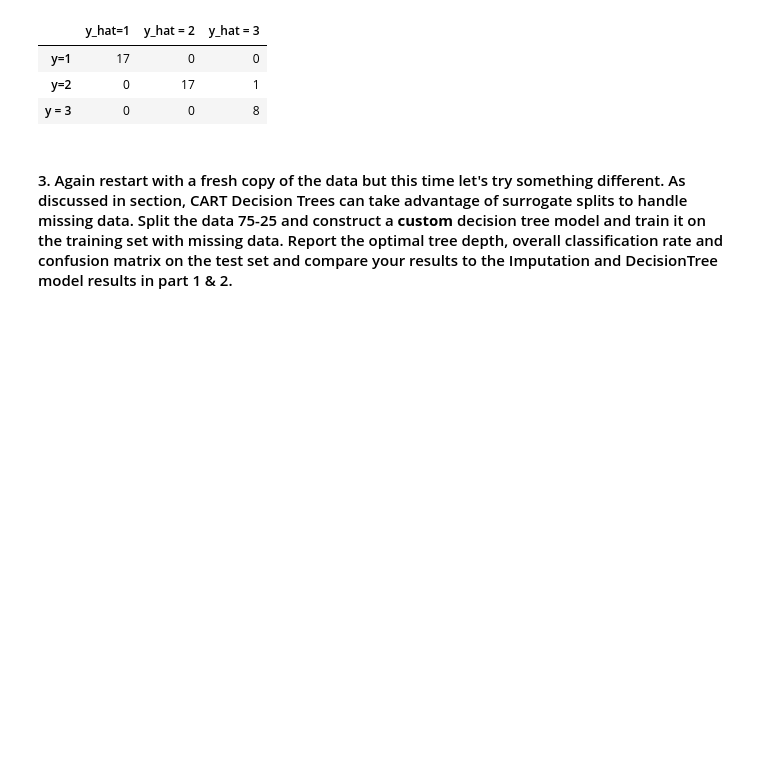
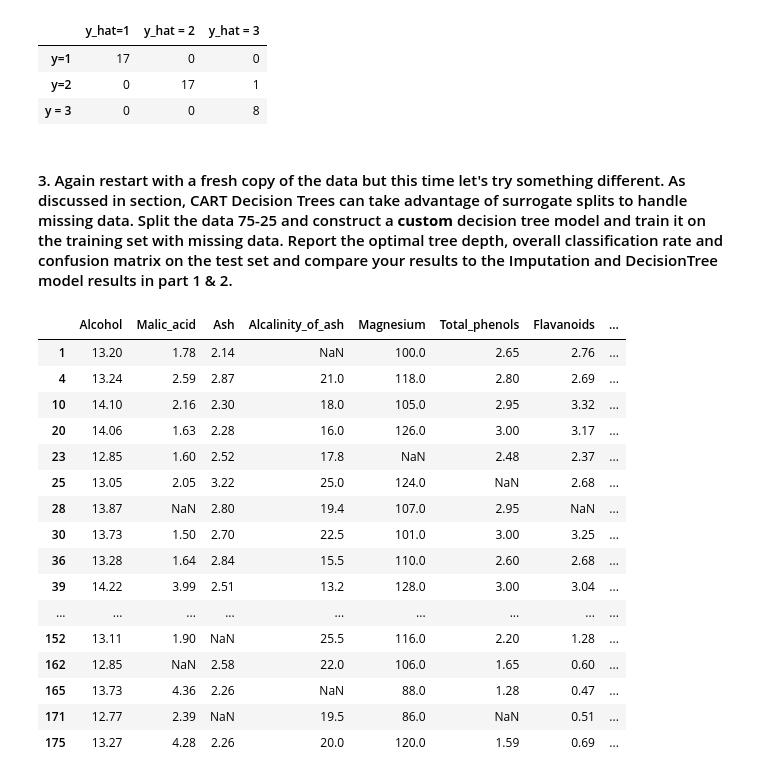
Before and after one commit to syj19950301/Data_Science_1, a Jupyter notebook: cs109a_hw8_submission.ipynb, the cells around one changed output. Drawn from its saved outputs; the diff is of its cells as text; code cells hidden in the pictures; blank space fills up the shorter version.

```diff
--- a/cs109a_hw8_submission.ipynb
+++ b/cs109a_hw8_submission.ipynb
@@ -981,3 +981,32 @@ conf_df
 #### 3. Again restart with a fresh copy of the data but this time let's try something different.  As discussed in section, CART Decision Trees can take advantage of surrogate splits to handle missing data.  Split the data 75-25 and construct a **custom** decision tree model and train it on the training set with missing data. Report the optimal tree depth, overall classification rate and confusion matrix on the test set and compare your results to the Imputation and DecisionTree model results in part 1 & 2.
 # %%
 wine_data3 = wine_data.copy()
+# %%
+msk = np.random.rand(len(wine_data3)) < 0.75
+wine_train3 = wine_data3[msk]
+wine_test3 = wine_data3[~msk]
+# %%
+wine_X_train3 = wine_train3.loc[:, wine_train3.columns != 'Class']
+wine_y_train3 = wine_train3['Class']
+wine_X_test3 = wine_test3.loc[:, wine_test3.columns != 'Class']
+wine_y_test3 = wine_test3['Class']
+# %%
+wine_X_test3
+# %% [output]
+|  | Alcohol | Malic_acid | Ash | Alcalinity_of_ash | Magnesium | Total_phenols | Flavanoids | ... |
+| 1 | 13.20 | 1.78 | 2.14 | NaN | 100.0 | 2.65 | 2.76 | ... |
+| 4 | 13.24 | 2.59 | 2.87 | 21.0 | 118.0 | 2.80 | 2.69 | ... |
+| 10 | 14.10 | 2.16 | 2.30 | 18.0 | 105.0 | 2.95 | 3.32 | ... |
+| 20 | 14.06 | 1.63 | 2.28 | 16.0 | 126.0 | 3.00 | 3.17 | ... |
+| 23 | 12.85 | 1.60 | 2.52 | 17.8 | NaN | 2.48 | 2.37 | ... |
+| 25 | 13.05 | 2.05 | 3.22 | 25.0 | 124.0 | NaN | 2.68 | ... |
+| 28 | 13.87 | NaN | 2.80 | 19.4 | 107.0 | 2.95 | NaN | ... |
+| 30 | 13.73 | 1.50 | 2.70 | 22.5 | 101.0 | 3.00 | 3.25 | ... |
+| 36 | 13.28 | 1.64 | 2.84 | 15.5 | 110.0 | 2.60 | 2.68 | ... |
+| 39 | 14.22 | 3.99 | 2.51 | 13.2 | 128.0 | 3.00 | 3.04 | ... |
+| ... | ... | ... | ... | ... | ... | ... | ... | ... |
+| 152 | 13.11 | 1.90 | NaN | 25.5 | 116.0 | 2.20 | 1.28 | ... |
+| 162 | 12.85 | NaN | 2.58 | 22.0 | 106.0 | 1.65 | 0.60 | ... |
+| 165 | 13.73 | 4.36 | 2.26 | NaN | 88.0 | 1.28 | 0.47 | ... |
+| 171 | 12.77 | 2.39 | NaN | 19.5 | 86.0 | NaN | 0.51 | ... |
+| 175 | 13.27 | 4.28 | 2.26 | 20.0 | 120.0 | 1.59 | 0.69 | ... |
```
